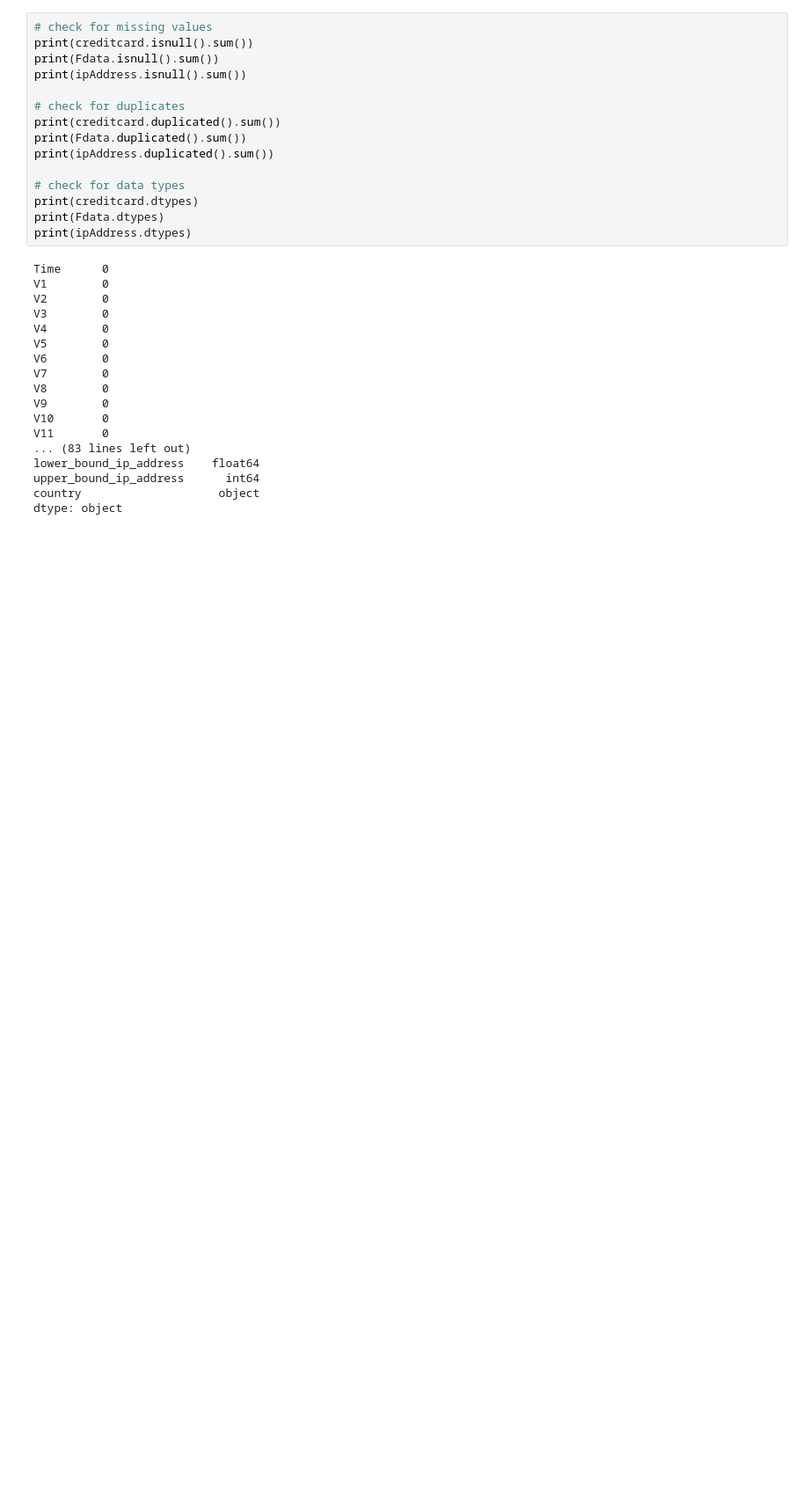
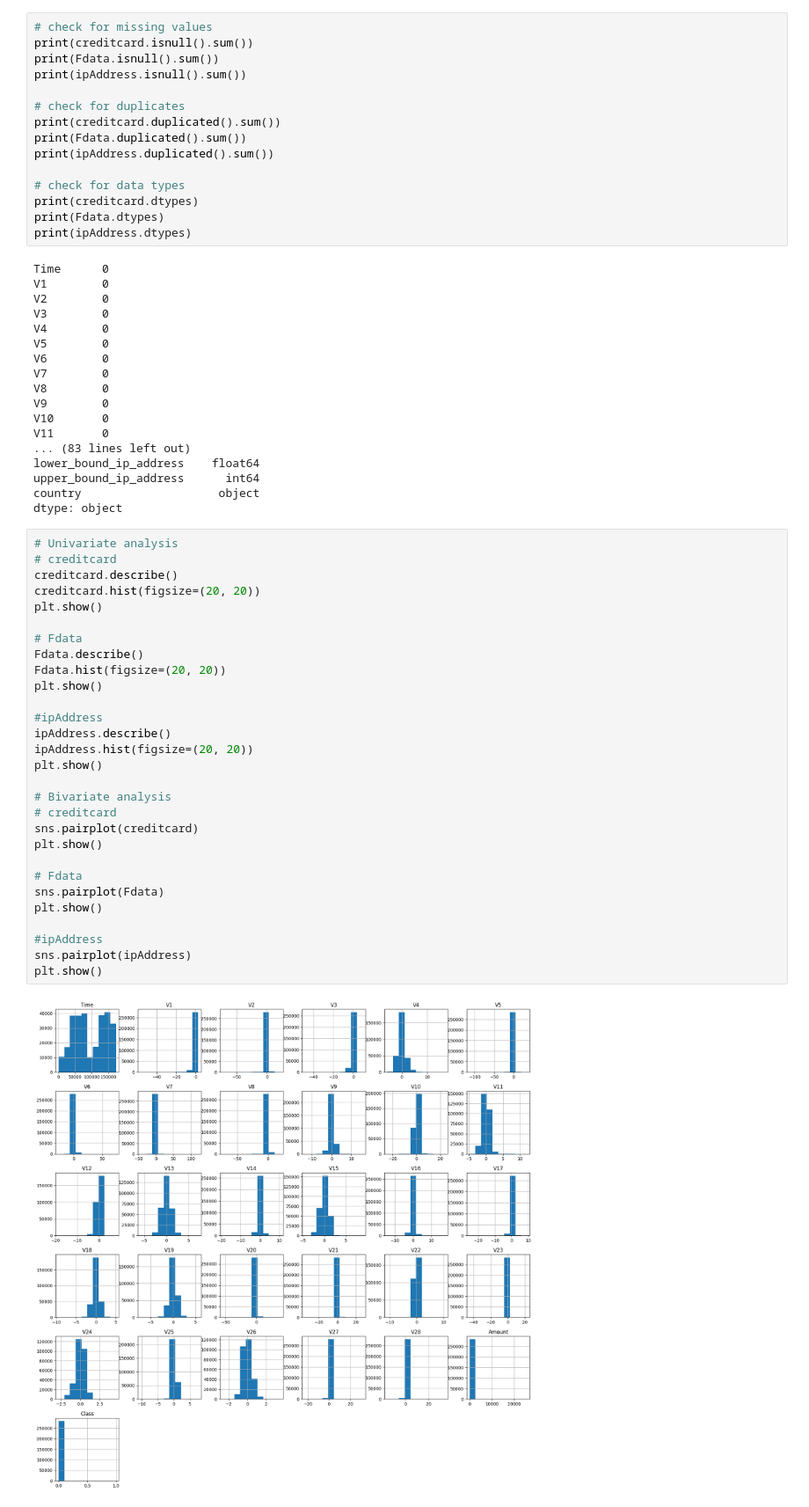
Before and after one commit to IamYunusAli/Adey, a Jupyter notebook: notebooks/EDA.ipynb, the cells around one changed output. Shown: that part at 88% size. Saved outputs shown, nothing was run; the diff lists cells and outputs as text; blank space fills up the shorter version.

Commit message:
univariate and bivariate analysis

```diff
--- a/notebooks/EDA.ipynb
+++ b/notebooks/EDA.ipynb
@@ -65,3 +65,34 @@ lower_bound_ip_address    float64
 upper_bound_ip_address      int64
 country                    object
 dtype: object
+# %%
+# Univariate analysis
+# creditcard
+creditcard.describe()
+creditcard.hist(figsize=(20, 20))
+plt.show()
+
+# Fdata
+Fdata.describe()
+Fdata.hist(figsize=(20, 20))
+plt.show()
+
+#ipAddress
+ipAddress.describe()
+ipAddress.hist(figsize=(20, 20))
+plt.show()
+
+# Bivariate analysis
+# creditcard
+sns.pairplot(creditcard)
+plt.show()
+
+# Fdata
+sns.pairplot(Fdata)
+plt.show()
+
+#ipAddress
+sns.pairplot(ipAddress)
+plt.show()
+# %% [output]
+[figure, added]
```
Also changed, not shown: parts of 1 cell of this notebook, 1 other file.
